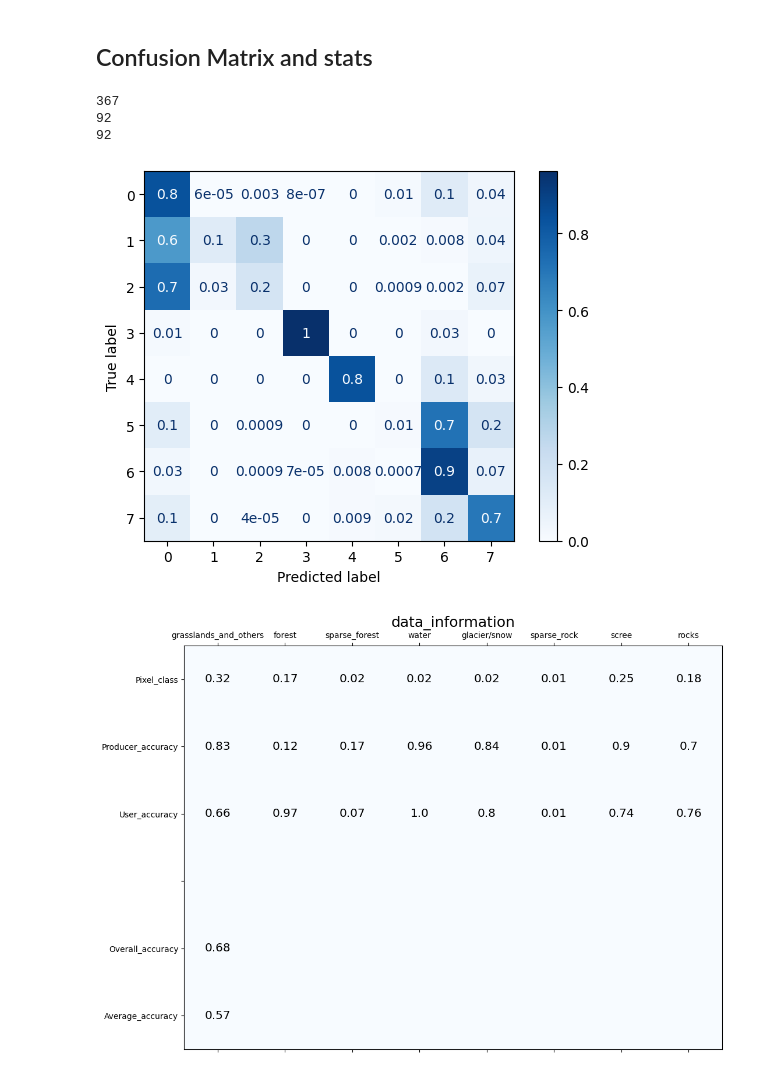
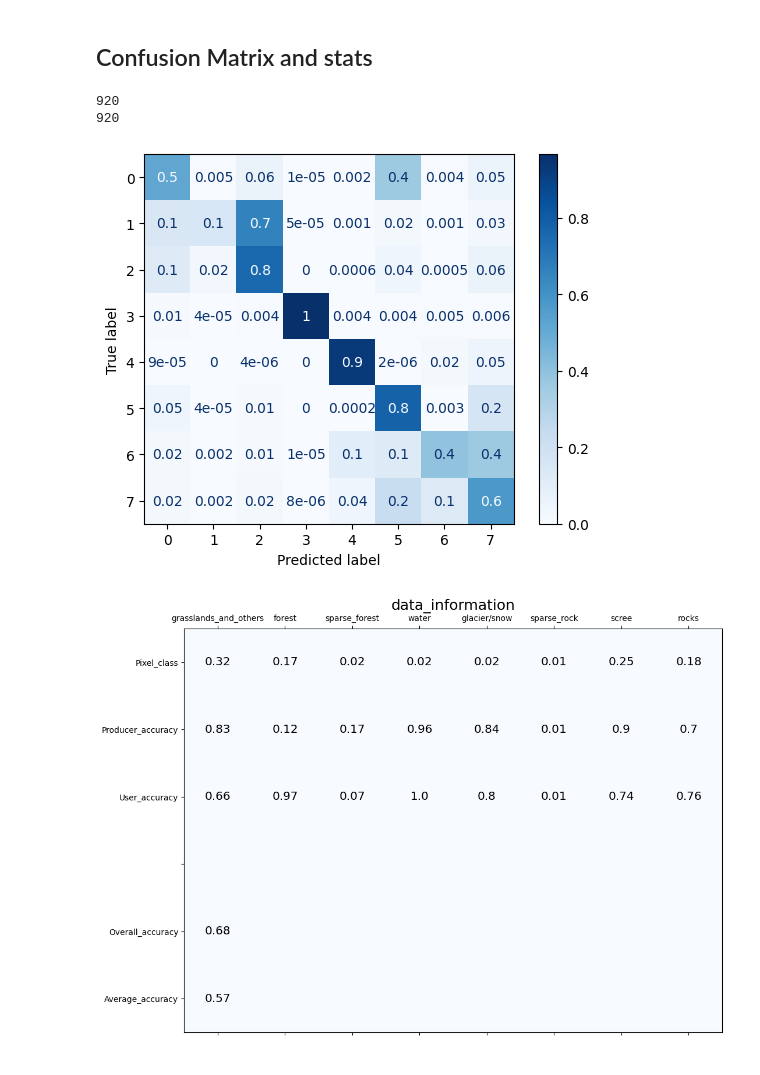
Before and after one commit to a-texier/IPEO-project-2022, a Jupyter notebook: Project-IPEO-2022.ipynb, the cells around one changed output. Cells and saved outputs as stored; diff of their text form; code cells hidden in the pictures.

```diff
--- a/Project-IPEO-2022.ipynb
+++ b/Project-IPEO-2022.ipynb
@@ -540,10 +590,13 @@ class resunet(nn.Module):
 # %% [markdown]
 ## Getloader
 # %%
-def get_dataloaders(split,frac):
+def get_dataloaders(split,data_augmentation,frac):
+    data_dataset = Alpine(transforms=transforms_train,transforms_under_rep_class=None, split=split, frac=frac)
 
-
-    data_dataset = Alpine(transforms=transforms_train, split=split, frac=frac)
+    if data_augmentation and split!="test": #Dataset increase for under rep classes
+        dataset_augmentation =  Alpine(transforms=transforms_train,transforms_under_rep_class=transform_under_rep_class, split=split, frac=frac)
+        data_dataset = data_dataset + dataset_augmentation
+    print(len(data_dataset))
     shuffle = True
     if split == "test":
         shuffle = False
@@ -556,7 +609,7 @@ def get_dataloaders(split,frac):
     return data_dataset, data_loader
 # %%
 
-def train_epoch(model, optimizer, scheduler, criterion, train_loader, epoch, device,RF,random_forest):
+def train_epoch(class_weights,model, optimizer, scheduler, criterion, train_loader, epoch, device,RF,random_forest):
     ### SOLUTION
     model.train()
     loss_history = []
@@ -573,7 +626,7 @@ def train_epoch(model, optimizer, scheduler, criterion, train_loader, epoch, dev
         #Newsize for criterion
         output = output.permute(1,0,2,3).flatten(1).permute(1,0) #[batch*200*200,class]
         target = target.flatten() #[batch*200*200]
-        loss = criterion(output, target)
+        loss = criterion(output, target,weight =class_weights)
         loss.backward()
         optimizer.step()
         scheduler.step()
@@ -610,7 +663,7 @@ def train_epoch(model, optimizer, scheduler, criterion, train_loader, epoch, dev
 
 
 @torch.no_grad()
-def validate(model, device, val_loader, criterion,RF,random_forest):
+def validate(class_weights,model, device, val_loader, criterion,RF,random_forest):
     model.eval()  # Important: eval mode (affects dropout, batch norm etc)
     test_loss = 0
     accuracy_float = 0
@@ -623,7 +676,7 @@ def validate(model, device, val_loader, criterion,RF,random_forest):
         output = output.permute(1,0,2,3).flatten(1).permute(1,0) #[batch*200*200,class]
         target = target.flatten() #[batch*200*200]
 
-        test_loss += criterion(output, target)
+        test_loss += criterion(output, target,weight =class_weights)
 
 
         if RF :
@@ -654,6 +707,8 @@ def validate(model, device, val_loader, criterion,RF,random_forest):
 
 
 def run_training(
+    data_augmentation,
+    class_weights,
     model_factory,
     num_epochs,
     optimizer_kwargs,
@@ -662,8 +717,8 @@ def run_training(
     frac=1.0,
 ):
     # ===== Data Loading =====
-    train_loader = get_dataloaders("train",frac=frac)[1]
-    val_loader = get_dataloaders("val",frac=frac)[1]
+    train_loader = get_dataloaders("train",data_augmentation,frac=frac)[1]
+    val_loader = get_dataloaders("val",data_augmentation,frac=frac)[1]
 
     # ===== Model, Optimizer and Criterion =====
     model = UNet(3,8)
@@ -689,13 +744,13 @@ def run_training(
     print("le training commence!")
     for epoch in range(1, num_epochs + 1):
         train_loss, train_acc, lrs = train_epoch(
-            model, optimizer, scheduler, criterion, train_loader, epoch, device,RF,random_forest
+            class_weights,model, optimizer, scheduler, criterion, train_loader, epoch, device,RF,random_forest
         )
         train_loss_history.extend(train_loss)
         train_acc_history.extend(train_acc)
         lr_history.extend(lrs)
 
-        val_loss, val_acc = validate(model, device, val_loader, criterion,RF,random_forest)
+        val_loss, val_acc = validate(class_weights,model, device, val_loader, criterion,RF,random_forest)
         val_loss_history.append(val_loss)
         val_acc_history.append(val_acc)
 
@@ -708,9 +763,9 @@ def run_training(
 #from RF_from_CNN import RF_CNN
 
 torch.cuda.empty_cache()
-image_size = 400
+data_augmentation = True
 model_factory = UNet
-num_epochs = 100
+num_epochs = 10
 frac=1
 device = torch.device("cuda" if torch.cuda.is_available() else "cpu")
 print(device)
@@ -721,6 +776,8 @@ optimizer_kwargs = dict(
 )
 
 train_acc,val_acc,model,random_forest = run_training(
+    data_augmentation,
+    class_weights=class_weights,
     model_factory=UNet,
     num_epochs=num_epochs,
     optimizer_kwargs=optimizer_kwargs,
@@ -754,6 +812,6 @@ Val set: Average loss: 1.1183, Accuracy: 197.81499375000007/307 (64%)
 # %% [markdown]
 ## Test U_net model + RF
 # %%
-test_dataset,test_loader = get_dataloaders("test",frac)
+test_dataset,test_loader = get_dataloaders("test",data_augmentation,frac)
 # %% [output]
 3679
@@ -870,7 +926,6 @@ RandomForestClassifier(n_estimators=10)
 from sklearn.metrics import confusion_matrix, ConfusionMatrixDisplay
 
 # ===== Confusion Matrix =====
-test_dataset,test_loader = get_dataloaders("test",frac=0.1)
 gts = []
 preds  = []
 for data, target in test_loader:
@@ -878,37 +933,36 @@ for data, target in test_loader:
     data, target = data.to(device), target.to(device)
     output = model(data)
     output = output[0].flatten(-2).permute(1,0) #[200*200,8]
     target = target[0].flatten() #[200*200] expected for criterion argument (class per pixel)
     predictions = output.argmax(1).cpu().detach().numpy()
     ground_truth = target.cpu().detach().numpy()
     accuracy_float = (predictions == ground_truth).mean()
     gts.append(ground_truth)
     preds.append(predictions)
 print(len(gts))
 print(len(preds))
 gts = np.array(gts).flatten()
 preds = np.array(preds).flatten()
 
 conf_matrix = confusion_matrix(gts, preds)
 display = ConfusionMatrixDisplay.from_predictions(gts, preds,normalize='true',cmap="Blues",values_format='.0g')
 
 display
 LABEL_CLASSES = {
       'rocks': 		  7,
       'scree': 			    6,
       'sparse_rocks': 	  5,
       'water': 				      3,
       'glacier_and_permanent_snow': 			    4,
       'forest': 			    1,
       'sparse_forest':   2,
       'grasslands_and_others': 				    0,
 
     }
 # %% [output]
-367
-92
-92
+920
+920
-[figure, old version]
+[figure, new version]
 # %%
 LABEL_CLASSES = {
       'rocks': 		  7,
```
Also changed, not shown: parts of 27 cells of this notebook.
